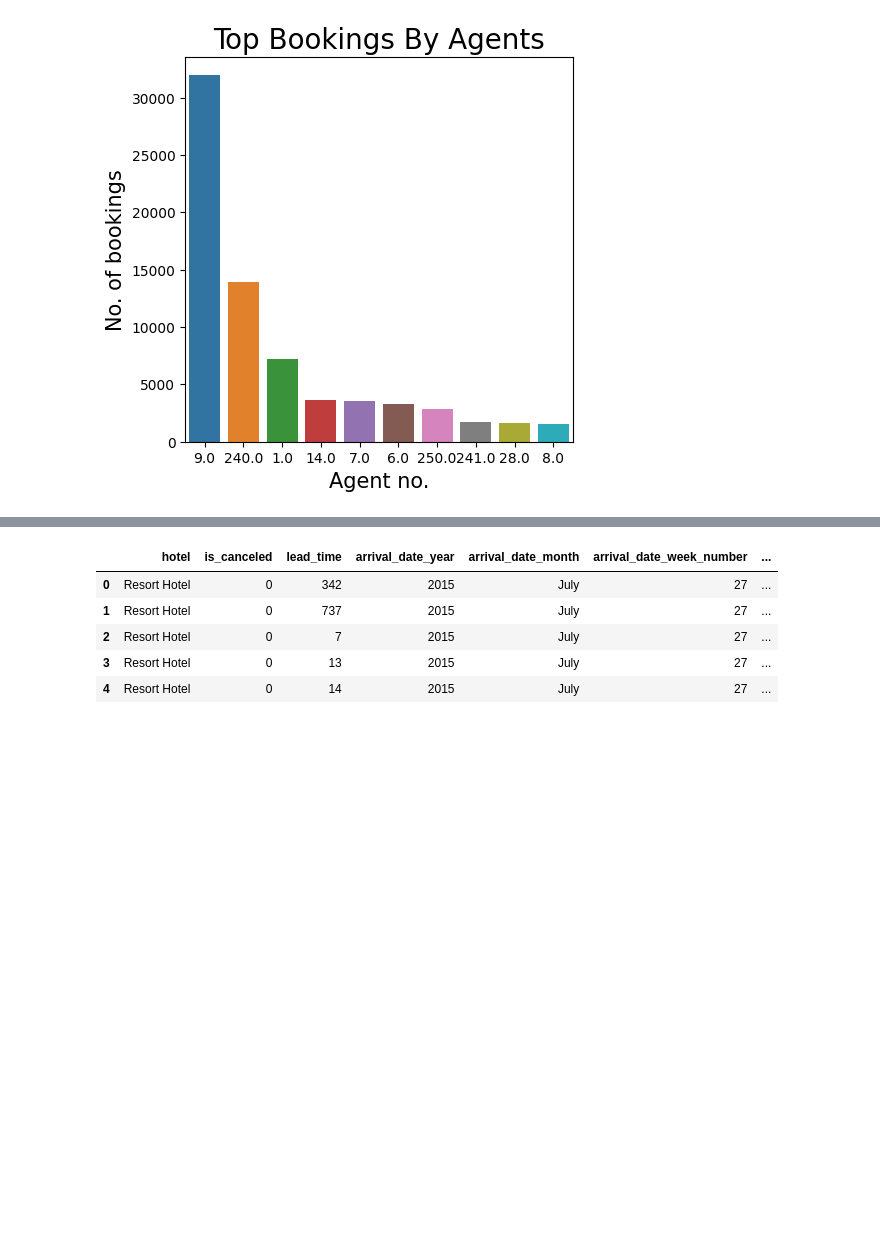
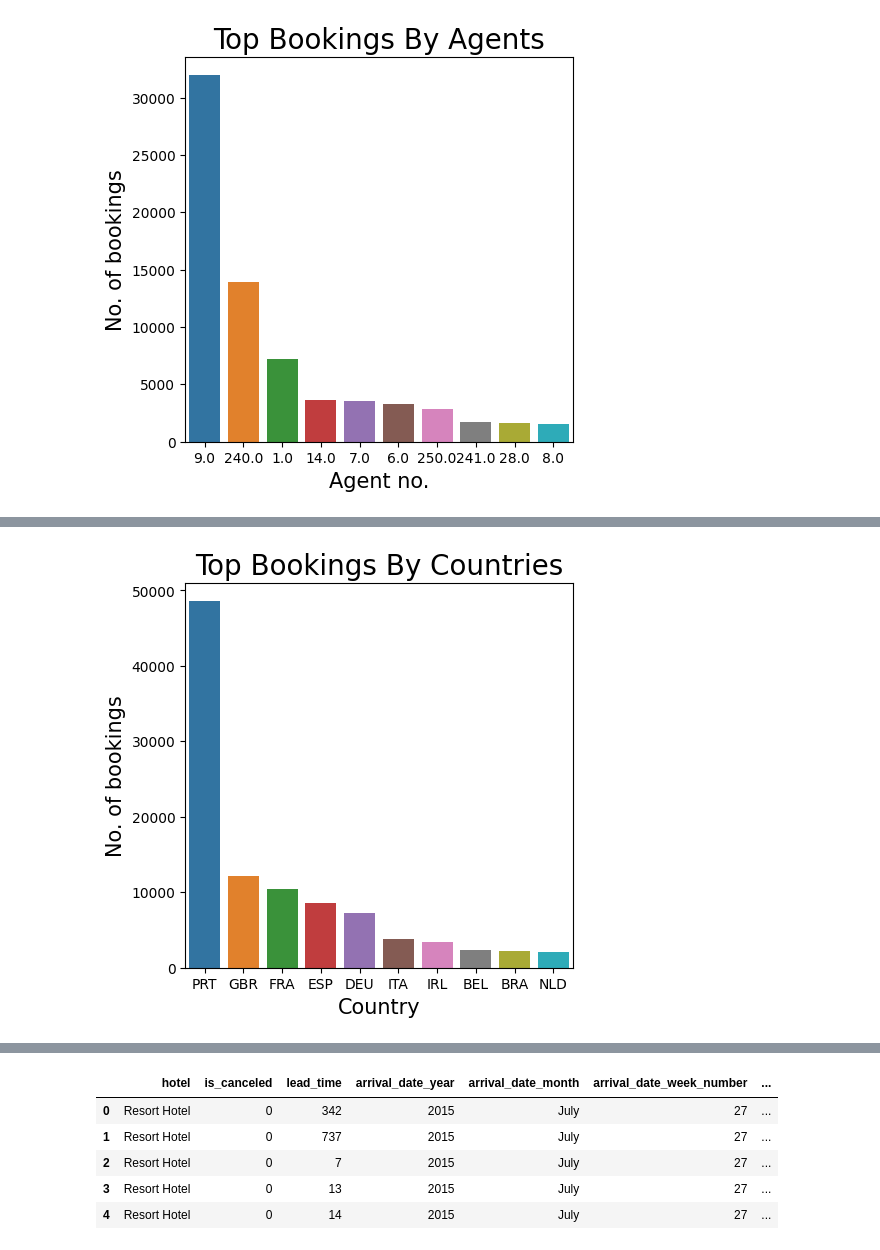
Before and after one commit to vaishnaviPatil1111/Python, a Jupyter notebook: EDA_Hotel_Booking_Project.ipynb, the cells around one changed output, grey strips where cells are left out. Saved outputs shown, nothing was run; the diff lists cells and outputs as text; code cells hidden in the pictures; blank space fills up the shorter version.

```diff
--- a/EDA_Hotel_Booking_Project.ipynb
+++ b/EDA_Hotel_Booking_Project.ipynb
@@ -702,0 +720,3 @@ Passing `palette` without assigning `hue` is deprecated and will be removed in v
+# %%
+Top_Booking_countries = df1['country'].value_counts().reset_index()[:10]
+Top_Booking_countries
@@ -702,0 +735,10 @@ Passing `palette` without assigning `hue` is deprecated and will be removed in v
+# %%
+# Chart - 9 visualization code(country the most no. of booking is done)
+plt.figure(figsize = (5,5))
+sns.barplot(x = Top_Booking_countries['country'],y = Top_Booking_countries['count'],hue = Top_Booking_countries.index,palette='tab10',legend = False,order = Top_Booking_countries['country'])
+plt.title('Top Bookings By Countries',fontsize = 20)
+plt.ylabel('No. of bookings', fontsize=15)
+plt.xlabel('Country', fontsize=15)
+plt.show()
+# %% [output]
+[figure, added]
```
Also changed, not shown: parts of 5 cells of this notebook.
